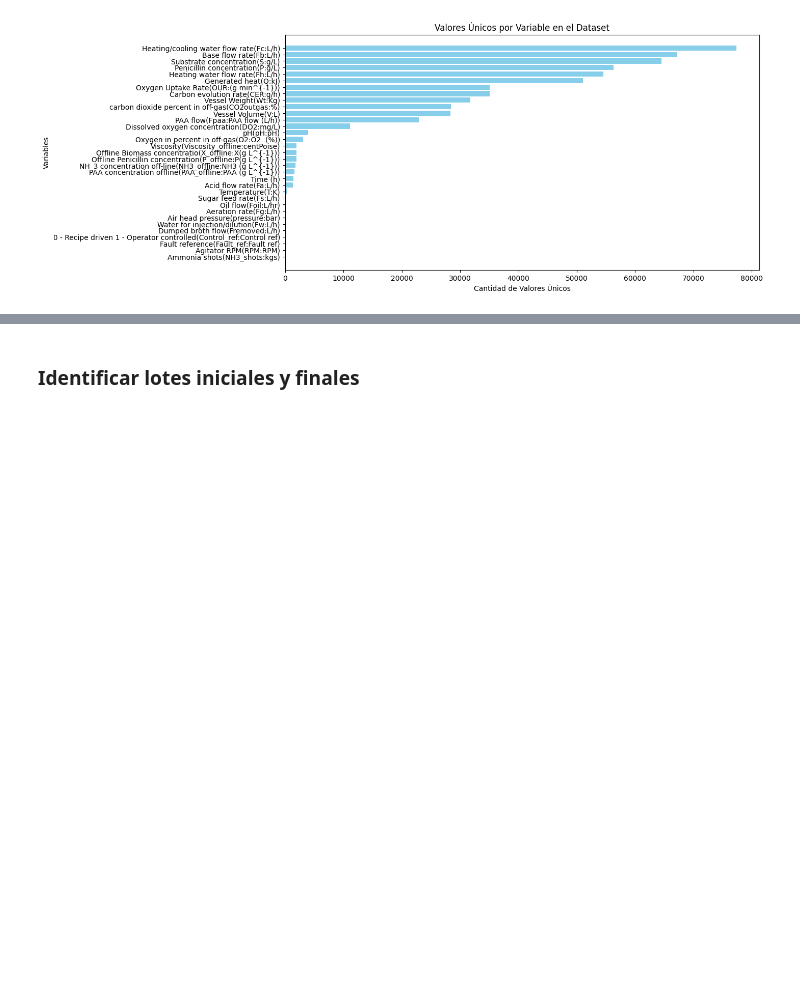
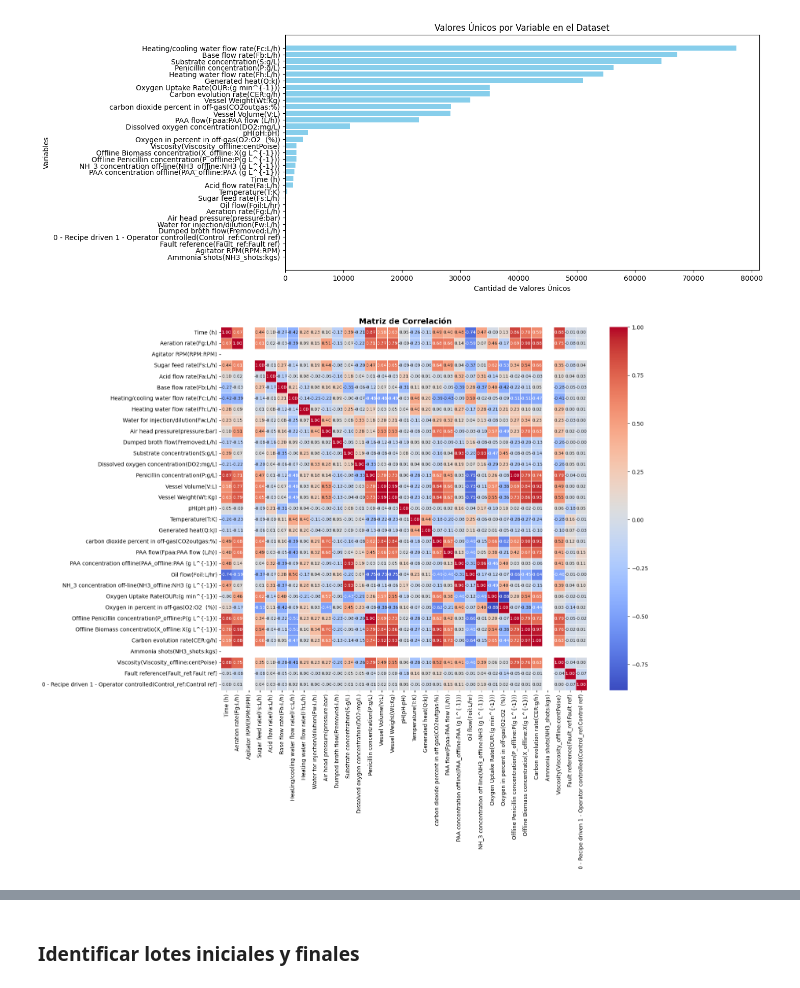
Before and after one commit to MavelSterling/proyecto_reto_insulina_INRAE, a Jupyter notebook: src/proyecto_rnn_penicilina_test.ipynb, the cells around one changed output, grey strips where cells are left out. Saved outputs shown, nothing was run; the diff lists cells and outputs as text; code cells hidden in the pictures; blank space fills up the shorter version.

```diff
--- a/src/proyecto_rnn_penicilina_test.ipynb
+++ b/src/proyecto_rnn_penicilina_test.ipynb
@@ -618,3 +690,28 @@ plt.gca().invert_yaxis()  # Invertir el eje para mejor visualización
 plt.show()
 # %% [output]
 [figure]
+# %%
+import matplotlib.pyplot as plt
+import seaborn as sns
+import pandas as pd
+
+
+
+# calcular la matriz de correlación
+correlation_matrix = df.corr()
+
+# Configurar una figura más grande y mejorar la visualización
+plt.figure(figsize=(15, 12))
+sns.heatmap(correlation_matrix, annot=True, fmt=".2f", cmap="coolwarm", linewidths=0.5, annot_kws={"size": 8})
+
+# Ajustar las etiquetas para mejor visualización
+plt.xticks(rotation=90, fontsize=10)
+plt.yticks(rotation=0, fontsize=10)
+
+# Agregar título
+plt.title(" Matriz de Correlación", fontsize=14, fontweight="bold")
+
+# Mostrar el gráfico
+plt.show()
+# %% [output]
+[figure, added]
```
Also changed, not shown: parts of 8 cells of this notebook.
